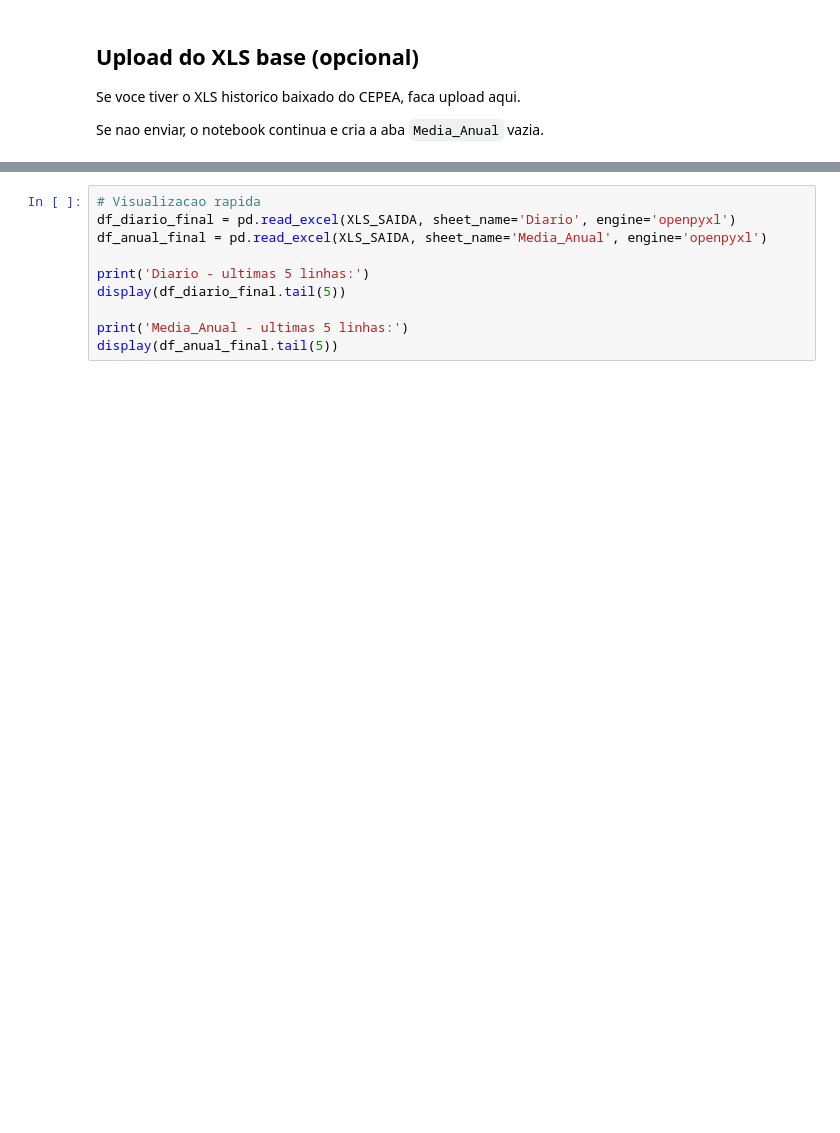
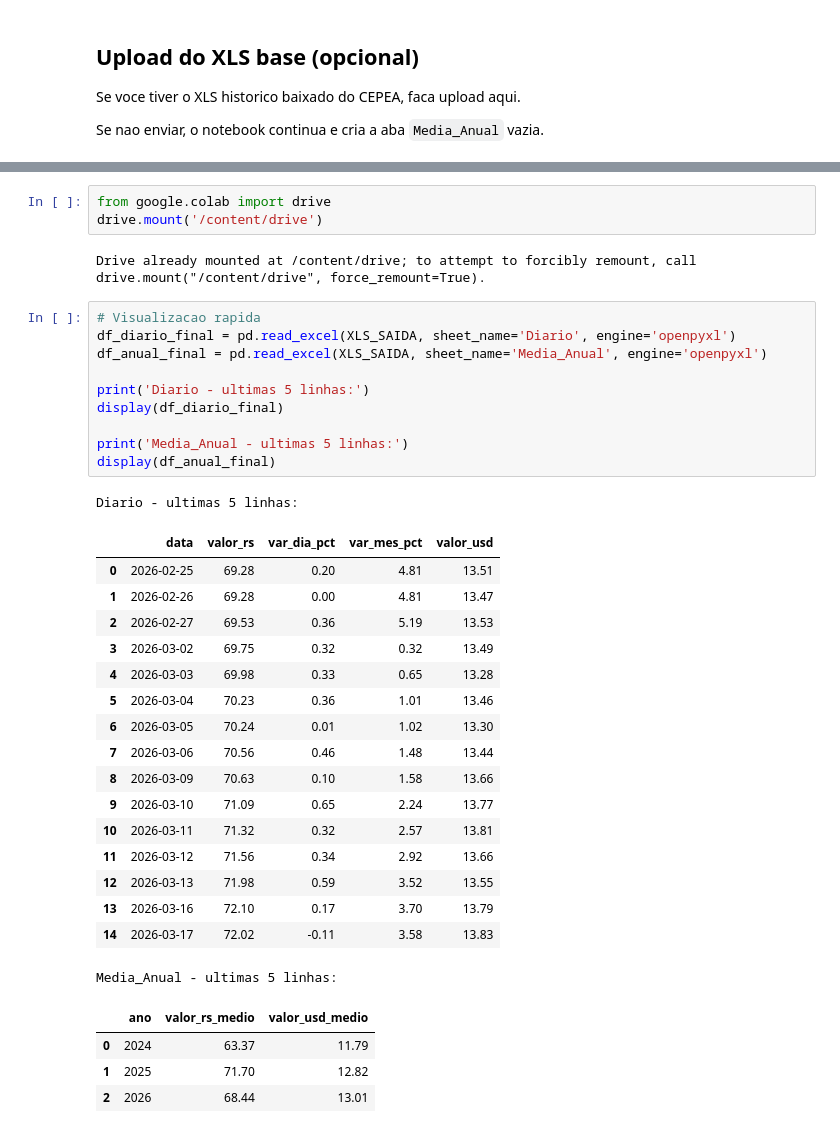
Before and after one commit to CarlosNobuaki/AULA1-Dados-Estruturados, a Jupyter notebook: crawler_colab.ipynb, the cells around one changed output, grey strips where cells are left out. Drawn from its saved outputs; the diff is of its cells as text; blank space fills up the shorter version.

```diff
--- a/crawler_colab.ipynb
+++ b/crawler_colab.ipynb
@@ -238,13 +299,41 @@ display(widgets.VBox([modo_widget, botao_widget, saida_widget]))
+# %%
+from google.colab import drive
+drive.mount('/content/drive')
+# %% [output]
+Drive already mounted at /content/drive; to attempt to forcibly remount, call drive.mount("/content/drive", force_remount=True).
 # %%
 # Visualizacao rapida
 df_diario_final = pd.read_excel(XLS_SAIDA, sheet_name='Diario', engine='openpyxl')
 df_anual_final = pd.read_excel(XLS_SAIDA, sheet_name='Media_Anual', engine='openpyxl')
 
 print('Diario - ultimas 5 linhas:')
-display(df_diario_final.tail(5))
+display(df_diario_final)
 
 print('Media_Anual - ultimas 5 linhas:')
-display(df_anual_final.tail(5))
+display(df_anual_final)
+# %% [output]
+Diario - ultimas 5 linhas:
+|  | data | valor_rs | var_dia_pct | var_mes_pct | valor_usd |
+| 0 | 2026-02-25 | 69.28 | 0.20 | 4.81 | 13.51 |
+| 1 | 2026-02-26 | 69.28 | 0.00 | 4.81 | 13.47 |
+| 2 | 2026-02-27 | 69.53 | 0.36 | 5.19 | 13.53 |
+| 3 | 2026-03-02 | 69.75 | 0.32 | 0.32 | 13.49 |
+| 4 | 2026-03-03 | 69.98 | 0.33 | 0.65 | 13.28 |
+| 5 | 2026-03-04 | 70.23 | 0.36 | 1.01 | 13.46 |
+| 6 | 2026-03-05 | 70.24 | 0.01 | 1.02 | 13.30 |
+| 7 | 2026-03-06 | 70.56 | 0.46 | 1.48 | 13.44 |
+| 8 | 2026-03-09 | 70.63 | 0.10 | 1.58 | 13.66 |
+| 9 | 2026-03-10 | 71.09 | 0.65 | 2.24 | 13.77 |
+| 10 | 2026-03-11 | 71.32 | 0.32 | 2.57 | 13.81 |
+| 11 | 2026-03-12 | 71.56 | 0.34 | 2.92 | 13.66 |
+| 12 | 2026-03-13 | 71.98 | 0.59 | 3.52 | 13.55 |
+| 13 | 2026-03-16 | 72.10 | 0.17 | 3.70 | 13.79 |
+| 14 | 2026-03-17 | 72.02 | -0.11 | 3.58 | 13.83 |
+Media_Anual - ultimas 5 linhas:
+|  | ano | valor_rs_medio | valor_usd_medio |
+| 0 | 2024 | 63.37 | 11.79 |
+| 1 | 2025 | 71.70 | 12.82 |
+| 2 | 2026 | 68.44 | 13.01 |
 # %%
 # Download do resultado
 from google.colab import files
```
Also changed, not shown: parts of 9 cells of this notebook.
